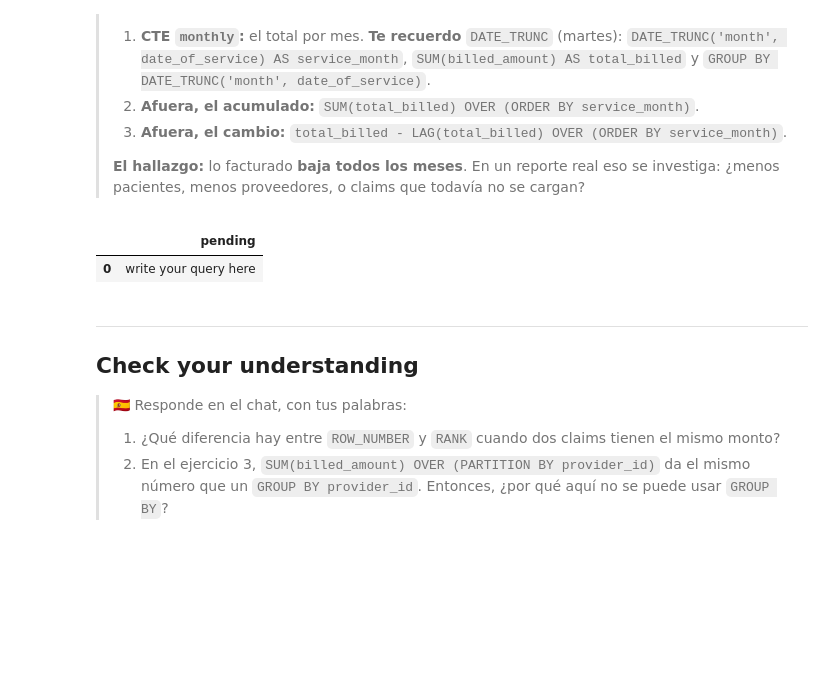
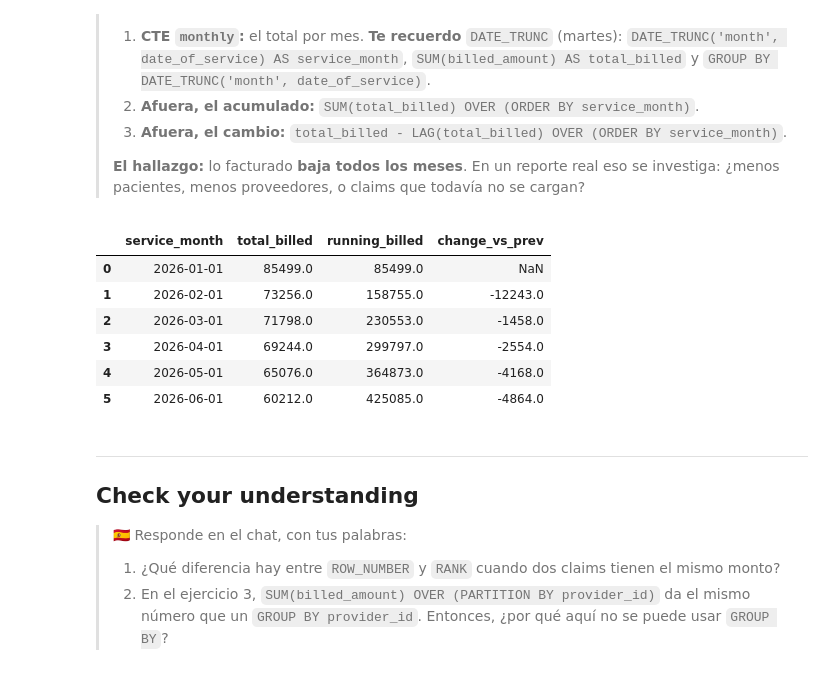
Before and after one commit to jsucso-data/sql-healthcare, a Jupyter notebook: exercises/07_window_functions.ipynb, the cells around one changed output. Cells and saved outputs as stored; diff of their text form; code cells hidden in the pictures; blank space fills up the shorter version.

```diff
--- a/exercises/07_window_functions.ipynb
+++ b/exercises/07_window_functions.ipynb
@@ -308,11 +360,26 @@ Columns: `service_month`, `total_billed`, `running_billed`, `change_vs_prev`.
 > **El hallazgo:** lo facturado **baja todos los meses**. En un reporte real eso se investiga: ¿menos pacientes, menos proveedores, o claims que todavía no se cargan?
 # %%
 duckdb.sql("""
-    SELECT 'write your query here' AS pending
+    WITH monthly AS (
+    SELECT DATE_TRUNC('month', date_of_service) AS service_month,
+    SUM (billed_amount) AS total_billed
+    FROM claims
+    GROUP BY DATE_TRUNC('month', date_of_service)
+    )
+    SELECT service_month, total_billed, SUM (total_billed) OVER (ORDER BY service_month) AS running_billed,
+    total_billed - LAG(total_billed) OVER (ORDER BY service_month) AS change_vs_prev
+    FROM monthly
+    ORDER BY service_month
+
 """).df()
 # %% [output]
-|  | pending |
-| 0 | write your query here |
+|  | service_month | total_billed | running_billed | change_vs_prev |
+| 0 | 2026-01-01 | 85499.0 | 85499.0 | NaN |
+| 1 | 2026-02-01 | 73256.0 | 158755.0 | -12243.0 |
+| 2 | 2026-03-01 | 71798.0 | 230553.0 | -1458.0 |
+| 3 | 2026-04-01 | 69244.0 | 299797.0 | -2554.0 |
+| 4 | 2026-05-01 | 65076.0 | 364873.0 | -4168.0 |
+| 5 | 2026-06-01 | 60212.0 | 425085.0 | -4864.0 |
 # %% [markdown]
 ---
 ## Check your understanding
```
Also changed, not shown: parts of 4 cells of this notebook.
